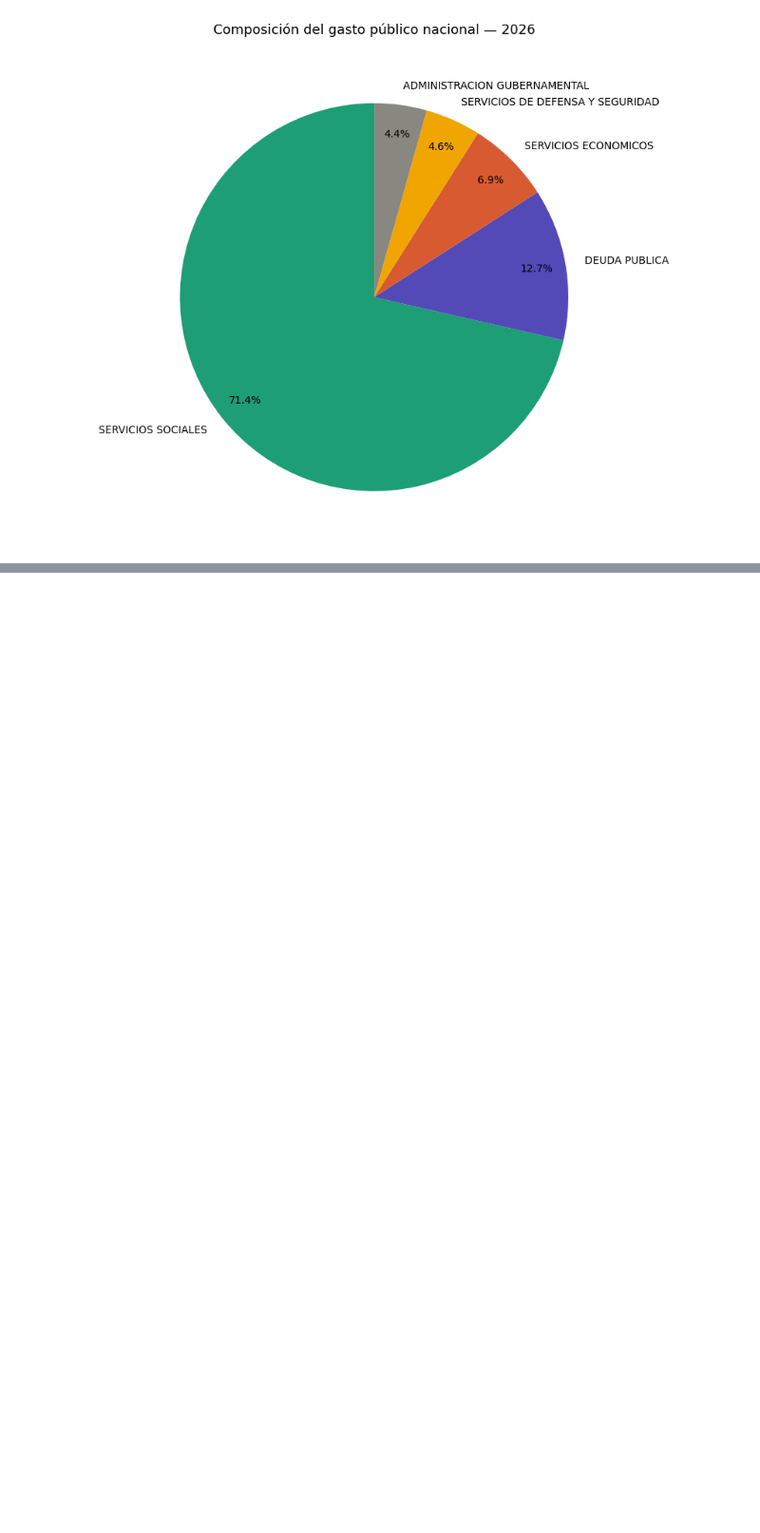
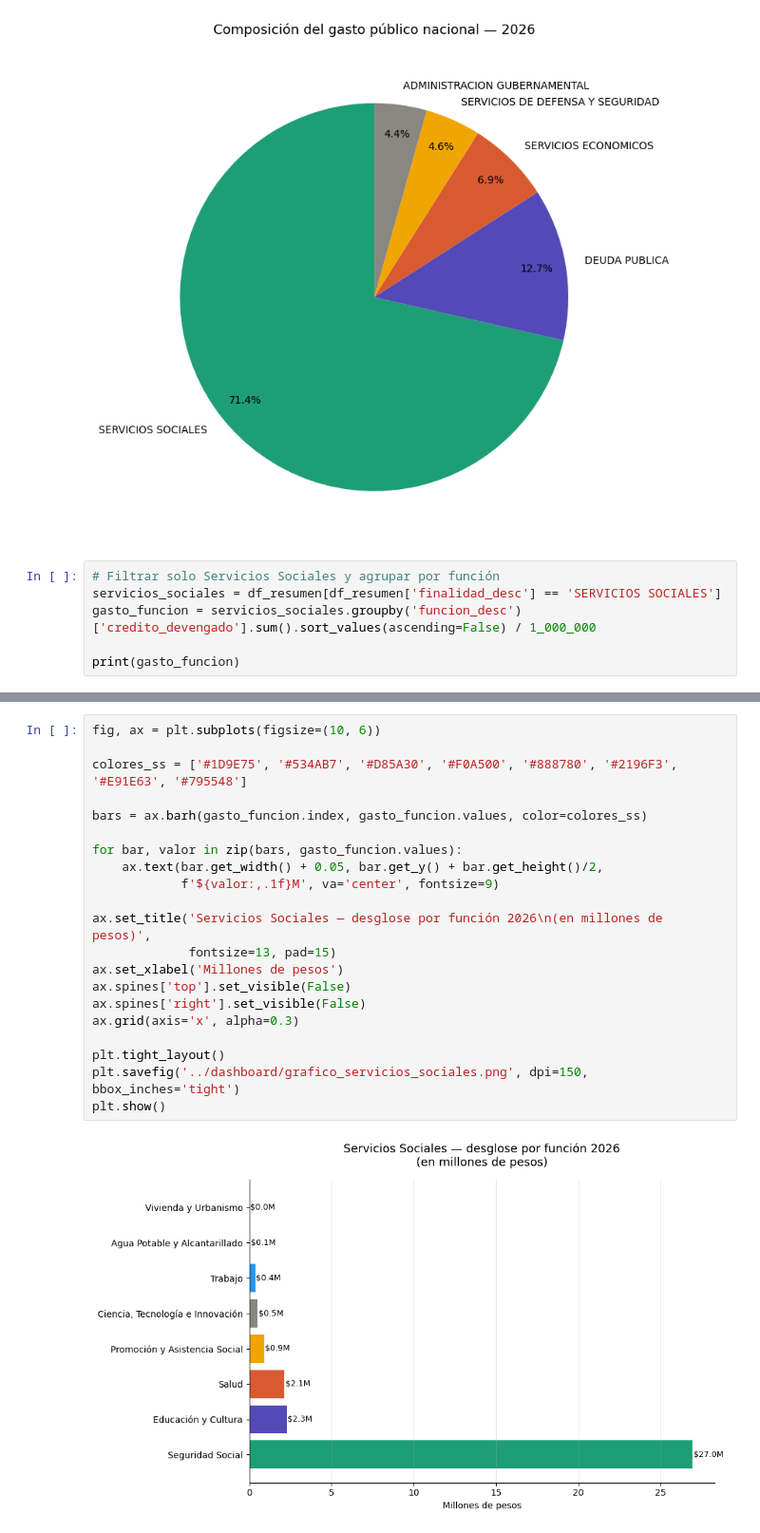
Before and after one commit to yaninard891/GastoPublico-LR, a Jupyter notebook: notebooks/01_gasto_publico_exploracion.ipynb, the cells around one changed output, grey strips where cells are left out. Shown at 95% size. Drawn from its saved outputs; the diff is of its cells as text; blank space fills up the shorter version.

Commit message:
agrego analisis gasto nacional en La Rioja 2024

```diff
--- a/notebooks/01_gasto_publico_exploracion.ipynb
+++ b/notebooks/01_gasto_publico_exploracion.ipynb
@@ -174,3 +174,9 @@ plt.savefig('../dashboard/grafico_torta_finalidad.png', dpi=150, bbox_inches='ti
 plt.show()
 # %% [output]
 [figure]
+# %%
+# Filtrar solo Servicios Sociales y agrupar por función
+servicios_sociales = df_resumen[df_resumen['finalidad_desc'] == 'SERVICIOS SOCIALES']
+gasto_funcion = servicios_sociales.groupby('funcion_desc')['credito_devengado'].sum().sort_values(ascending=False) / 1_000_000
+
+print(gasto_funcion)
@@ -176,0 +194,23 @@ plt.show()
+# %%
+fig, ax = plt.subplots(figsize=(10, 6))
+
+colores_ss = ['#1D9E75', '#534AB7', '#D85A30', '#F0A500', '#888780', '#2196F3', '#E91E63', '#795548']
+
+bars = ax.barh(gasto_funcion.index, gasto_funcion.values, color=colores_ss)
+
+for bar, valor in zip(bars, gasto_funcion.values):
+    ax.text(bar.get_width() + 0.05, bar.get_y() + bar.get_height()/2,
+            f'${valor:,.1f}M', va='center', fontsize=9)
+
+ax.set_title('Servicios Sociales — desglose por función 2026\n(en millones de pesos)',
+             fontsize=13, pad=15)
+ax.set_xlabel('Millones de pesos')
+ax.spines['top'].set_visible(False)
+ax.spines['right'].set_visible(False)
+ax.grid(axis='x', alpha=0.3)
+
+plt.tight_layout()
+plt.savefig('../dashboard/grafico_servicios_sociales.png', dpi=150, bbox_inches='tight')
+plt.show()
+# %% [output]
+[figure, added]
```
Also changed, not shown: parts of 8 cells of this notebook, 3 other files.
